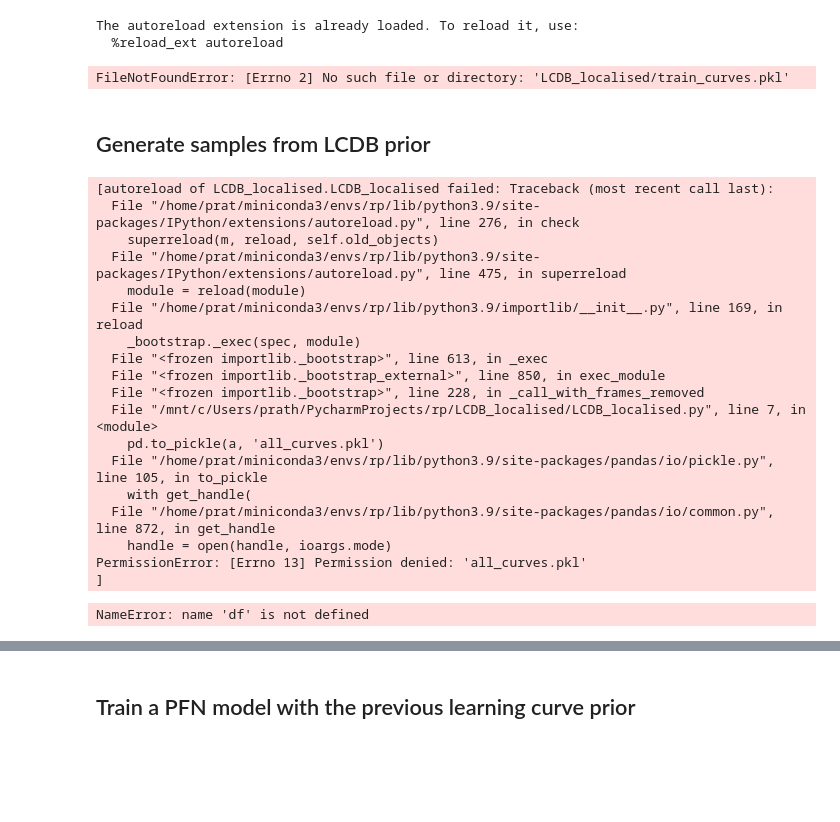
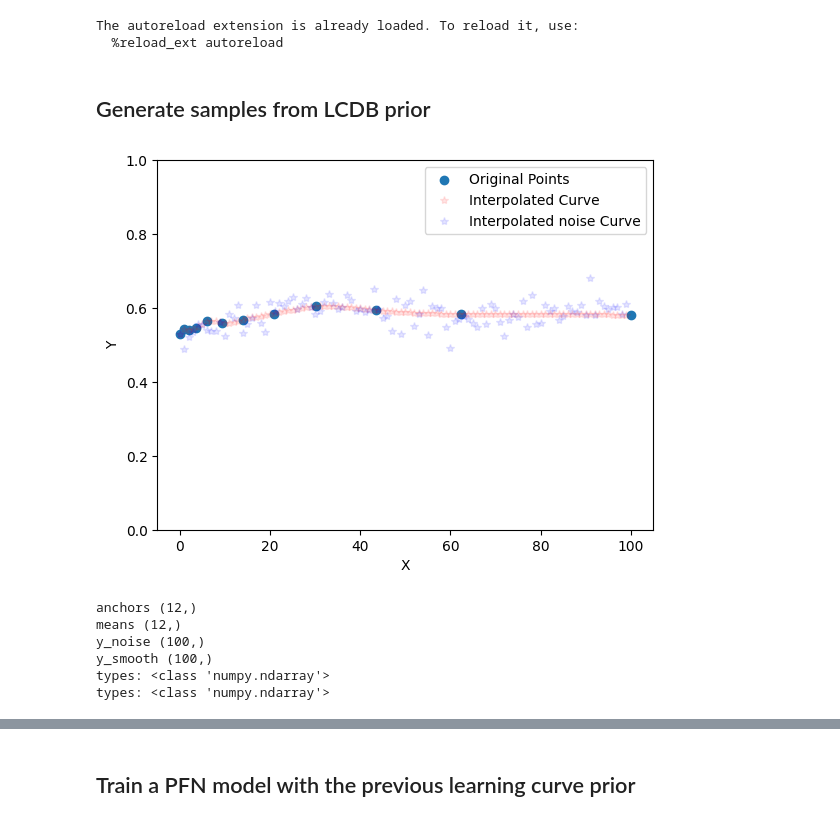
Before and after one commit to pratham2442000/BachelorThesis, a Jupyter notebook: training_lcbd.ipynb, the cells around one changed output, grey strips where cells are left out. Cells and saved outputs as stored; diff of their text form; code cells hidden in the pictures; blank space fills up the shorter version.

```diff
--- a/training_lcbd.ipynb
+++ b/training_lcbd.ipynb
@@ -15,29 +15,31 @@ import torch
 from scipy.interpolate import interp1d
 import pandas as pd
 import os
-os.path.abspath("")
-df = pd.read_pickle( 'LCDB_localised/train_curves.pkl')
+
+path_train =  '/mnt/c/Users/prath/PycharmProjects/rp/LCDB_localised/train_curves.pkl'
+path_test = '/mnt/c/Users/prath/PycharmProjects/rp/LCDB_localised/test_curves.pkl'
+
+df_train = pd.read_pickle(path_train)
+df_test = pd.read_pickle(path_test)
 import pandas as pd
-# %% [output]
-FileNotFoundError: [Errno 2] No such file or directory: 'LCDB_localised/train_curves.pkl'
 # %% [markdown]
 
 ## Generate samples from LCDB prior
 # %%
-def get_validation_curve(rng:np.random, verbose=False):
+def get_validation_curve(rng:np.random):
     """Retrieve the validation curve for a given model and dataset."""
     #slect a random row from the dataframe
-    row = rng.choice(df.index)
-    if verbose:
-        print(f"openmlid: {df.loc[row, 'openmlid']}, learner: {df.loc[row, 'learner']}")
-    anchors = df.loc[row, 'anchors']
-    means = df.loc[row, 'means']
-    std = df.loc[row, 'std']
-    return anchors, means, std
+    row = rng.choice(len(df_train)-1)
+    row = df_train.iloc[row]
+    #get the openml id
+    openlid = row['openmlid']
+    learner = row['learner']
+    anchors = row['anchors']
+    means = row['means']
+    std = row['std']
+    return anchors, means, std, openlid, learner
 
 # Create a function that generates a batch of samples from the LCBD dataset
-
-
 def sample_from_lcbd(n:np.random, plot=False, seq_len=100):
     return sample(n, components=None, distribution=None, plot=plot)
 
@@ -51,7 +53,7 @@ def sample(rng:np.random,
             seq_len=100,
             plot=False):
 
-    anchors, means, std = get_validation_curve(rng=rng)
+    anchors, means, std, openmlid, learner = get_validation_curve(rng=rng)
 
     means = np.array(means)
     #change the anchors to be between 0 and 1
@@ -60,59 +62,50 @@ def sample(rng:np.random,
     try:
         f = interp1d(anchors, means, kind='cubic')
     except Exception as e:
-        get_validation_curve(rng, verbose=True)
+        print(f"openmlid: {openmlid}, learner: {learner}")
         print(e)
         f = interp1d(anchors, means)
 
     x_smooth = np.linspace(min(anchors), max(anchors), seq_len)
     y_smooth = f(x_smooth)
+    y_smooth = np.clip(y_smooth, 0, 1)
+    y_smooth = y_smooth-0.000000001
 
     y_noise = rng.normal(0, std, seq_len)
     y_noise = y_smooth + y_noise
     y_noise = np.clip(y_noise, 0, 1)
+    y_noise = y_noise-0.000000001
 
     if plot:
         plt.scatter(anchors*100, means, label='Original Points')
         plt.plot(y_smooth, "*" ,label='Interpolated Curve', color='red', alpha=0.1)
         plt.plot(y_noise,  "*", label='Interpolated noise Curve', color='blue', alpha=0.1)
         plt.xlabel('X')
         plt.ylabel('Y')
         plt.legend()
         plt.ylim(0, 1)
         plt.show()
 
         print("anchors", anchors.shape)
         print("means", means.shape)
         print("y_noise", y_noise.shape)
         print("y_smooth", y_smooth.shape)
         print("types:", type(y_smooth))
         print("types:", type(y_noise))
 
 
     def curve():
         return y_smooth, y_noise
     return curve
 
 
 y = sample_from_lcbd(np.random, plot=True)
 # %% [output]
+[figure, added]
-[autoreload of LCDB_localised.LCDB_localised failed: Traceback (most recent call last):
-  File "/home/prat/miniconda3/envs/rp/lib/python3.9/site-packages/IPython/extensions/autoreload.py", line 276, in check
-    superreload(m, reload, self.old_objects)
-  File "/home/prat/miniconda3/envs/rp/lib/python3.9/site-packages/IPython/extensions/autoreload.py", line 475, in superreload
-    module = reload(module)
-  File "/home/prat/miniconda3/envs/rp/lib/python3.9/importlib/__init__.py", line 169, in reload
-    _bootstrap._exec(spec, module)
-  File "<frozen importlib._bootstrap>", line 613, in _exec
-  File "<frozen importlib._bootstrap_external>", line 850, in exec_module
-  File "<frozen importlib._bootstrap>", line 228, in _call_with_frames_removed
-  File "/mnt/c/Users/prath/PycharmProjects/rp/LCDB_localised/LCDB_localised.py", line 7, in <module>
-    pd.to_pickle(a, 'all_curves.pkl')
-  File "/home/prat/miniconda3/envs/rp/lib/python3.9/site-packages/pandas/io/pickle.py", line 105, in to_pickle
-    with get_handle(
-  File "/home/prat/miniconda3/envs/rp/lib/python3.9/site-packages/pandas/io/common.py", line 872, in get_handle
-    handle = open(handle, ioargs.mode)
-PermissionError: [Errno 13] Permission denied: 'all_curves.pkl'
-]
+anchors (12,)
+means (12,)
+y_noise (100,)
+y_smooth (100,)
+types: <class 'numpy.ndarray'>
+types: <class 'numpy.ndarray'>
-NameError: name 'df' is not defined
 # %%
```
Also changed, not shown: parts of 6 cells of this notebook, 4 other files.
